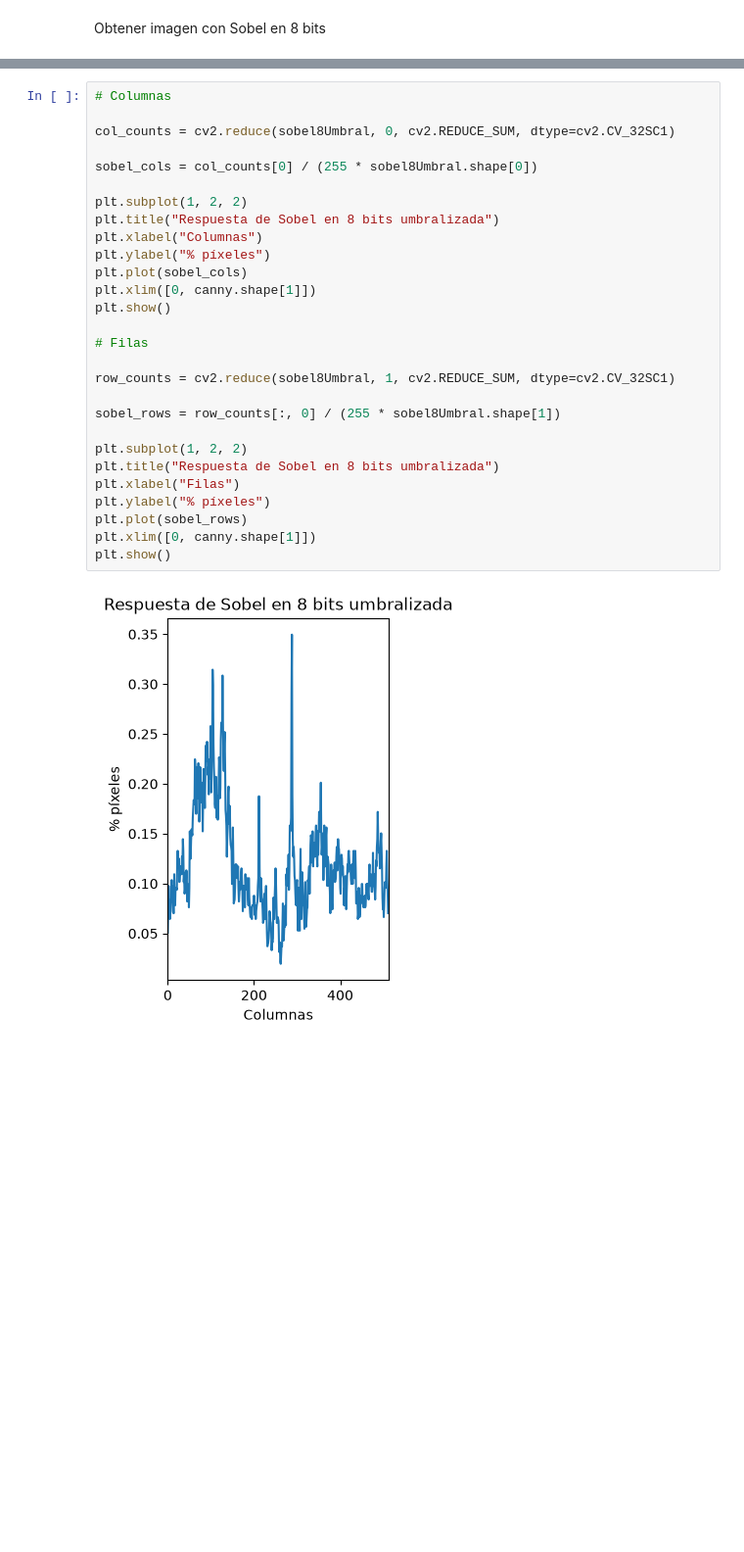
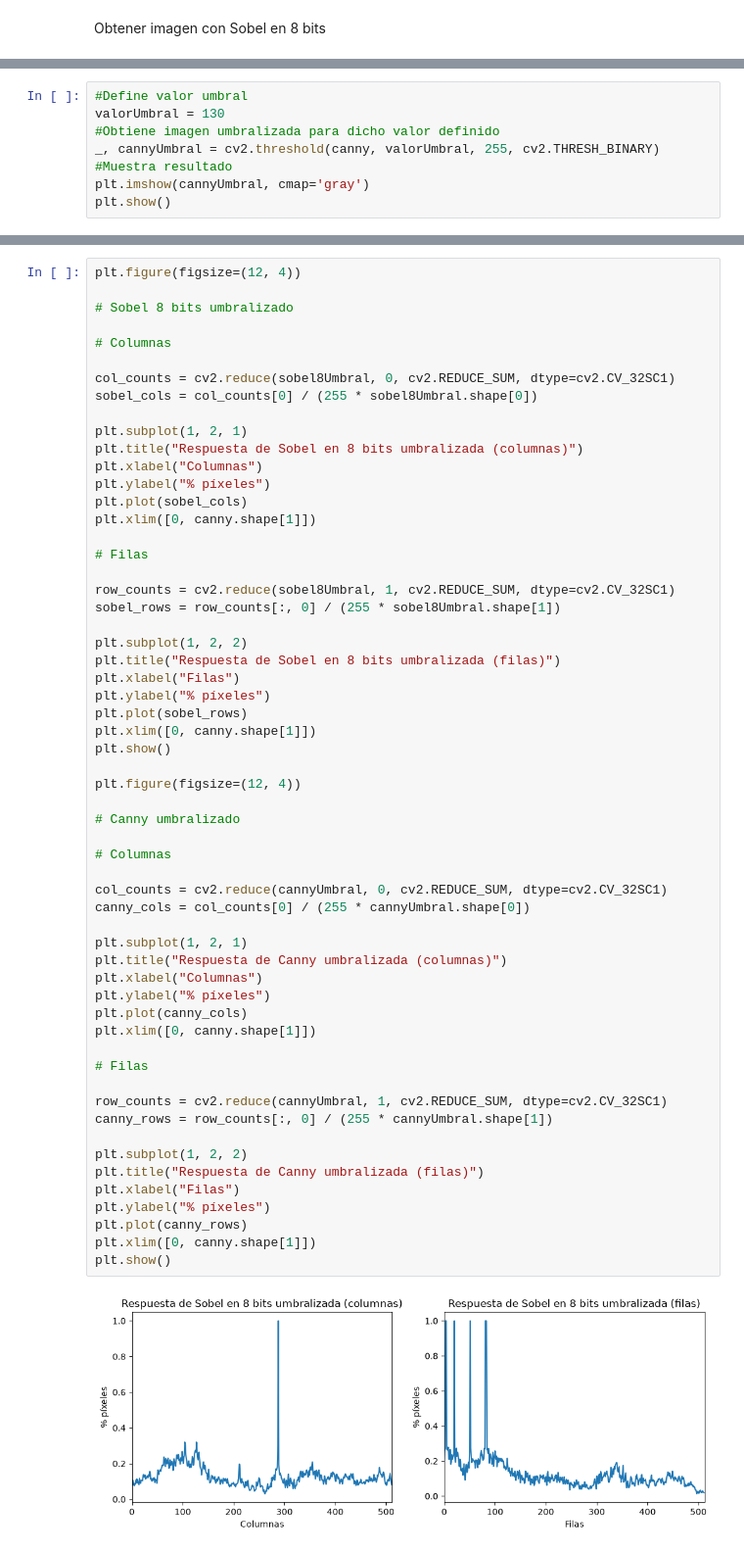
Before and after one commit to DylanCas16/VC_P2, a Jupyter notebook: Dylan_P2.ipynb, the cells around one changed output, grey strips where cells are left out. Shown at 98% size. Cells and saved outputs as stored; diff of their text form; blank space fills up the shorter version.

```diff
--- a/Dylan_P2.ipynb
+++ b/Dylan_P2.ipynb
@@ -123,0 +125,8 @@ plt.show()
+# %%
+#Define valor umbral
+valorUmbral = 130
+#Obtiene imagen umbralizada para dicho valor definido
+_, cannyUmbral = cv2.threshold(canny, valorUmbral, 255, cv2.THRESH_BINARY)
+#Muestra resultado
+plt.imshow(cannyUmbral, cmap='gray')
+plt.show()
@@ -126,30 +137,60 @@ Ahora se realiza el conteo tanto por filas y columnas y se muestra la estadísti
 # %%
+plt.figure(figsize=(12, 4))
+
+# Sobel 8 bits umbralizado
+
 # Columnas
 
 col_counts = cv2.reduce(sobel8Umbral, 0, cv2.REDUCE_SUM, dtype=cv2.CV_32SC1)
-
 sobel_cols = col_counts[0] / (255 * sobel8Umbral.shape[0])
 
-plt.subplot(1, 2, 2)
-plt.title("Respuesta de Sobel en 8 bits umbralizada")
+plt.subplot(1, 2, 1)
+plt.title("Respuesta de Sobel en 8 bits umbralizada (columnas)")
 plt.xlabel("Columnas")
 plt.ylabel("% píxeles")
 plt.plot(sobel_cols)
 plt.xlim([0, canny.shape[1]])
-plt.show()
 
 # Filas
 
 row_counts = cv2.reduce(sobel8Umbral, 1, cv2.REDUCE_SUM, dtype=cv2.CV_32SC1)
-
 sobel_rows = row_counts[:, 0] / (255 * sobel8Umbral.shape[1])
 
 plt.subplot(1, 2, 2)
-plt.title("Respuesta de Sobel en 8 bits umbralizada")
+plt.title("Respuesta de Sobel en 8 bits umbralizada (filas)")
 plt.xlabel("Filas")
 plt.ylabel("% píxeles")
 plt.plot(sobel_rows)
 plt.xlim([0, canny.shape[1]])
 plt.show()
+
+plt.figure(figsize=(12, 4))
+
+# Canny umbralizado
+
+# Columnas
+
+col_counts = cv2.reduce(cannyUmbral, 0, cv2.REDUCE_SUM, dtype=cv2.CV_32SC1)
+canny_cols = col_counts[0] / (255 * cannyUmbral.shape[0])
+
+plt.subplot(1, 2, 1)
+plt.title("Respuesta de Canny umbralizada (columnas)")
+plt.xlabel("Columnas")
+plt.ylabel("% píxeles")
+plt.plot(canny_cols)
+plt.xlim([0, canny.shape[1]])
+
+# Filas
+
+row_counts = cv2.reduce(cannyUmbral, 1, cv2.REDUCE_SUM, dtype=cv2.CV_32SC1)
+canny_rows = row_counts[:, 0] / (255 * cannyUmbral.shape[1])
+
+plt.subplot(1, 2, 2)
+plt.title("Respuesta de Canny umbralizada (filas)")
+plt.xlabel("Filas")
+plt.ylabel("% píxeles")
+plt.plot(canny_rows)
+plt.xlim([0, canny.shape[1]])
+plt.show()
 # %% [output]
-[figure, old version]
+[figure, new version]
```
Also changed, not shown: parts of 9 cells of this notebook, 1 other file.
